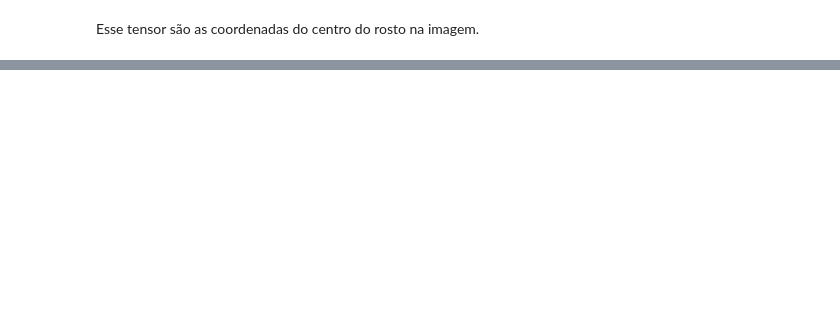
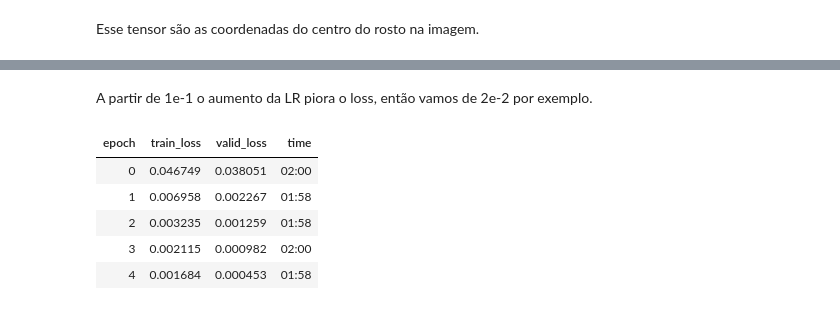
Before and after one commit to pxpc2/aprendizadodemaquina-unb, a Jupyter notebook: img_regression.ipynb, the cells around one changed output, grey strips where cells are left out. Saved outputs shown, nothing was run; the diff lists cells and outputs as text; code cells hidden in the pictures; blank space fills up the shorter version.

```diff
--- a/img_regression.ipynb
+++ b/img_regression.ipynb
@@ -57,0 +106,12 @@ Esse tensor são as coordenadas do centro do rosto na imagem.
+# %% [markdown]
+A partir de 1e-1 o aumento da LR piora o loss, então vamos de 2e-2 por exemplo.
+# %%
+lr = 2e-2
+learn.fit_one_cycle(5, lr)
+# %% [output]
+| epoch | train_loss | valid_loss | time |
+| 0 | 0.046749 | 0.038051 | 02:00 |
+| 1 | 0.006958 | 0.002267 | 01:58 |
+| 2 | 0.003235 | 0.001259 | 01:58 |
+| 3 | 0.002115 | 0.000982 | 02:00 |
+| 4 | 0.001684 | 0.000453 | 01:58 |
```
Also changed, not shown: parts of 18 cells of this notebook.
